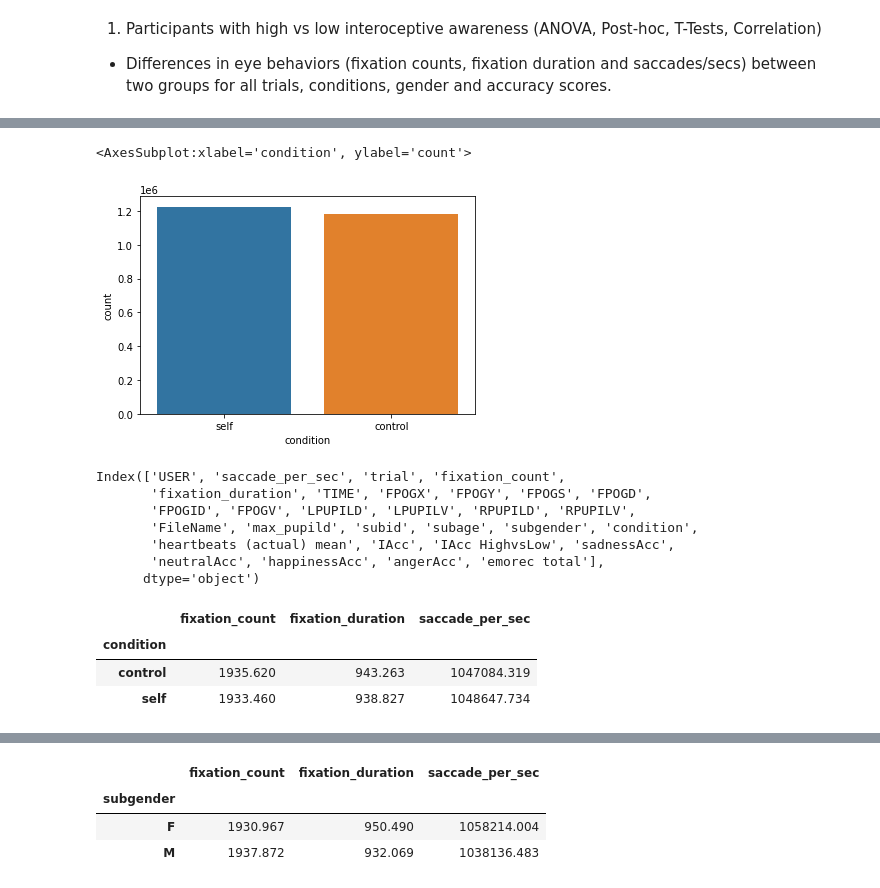
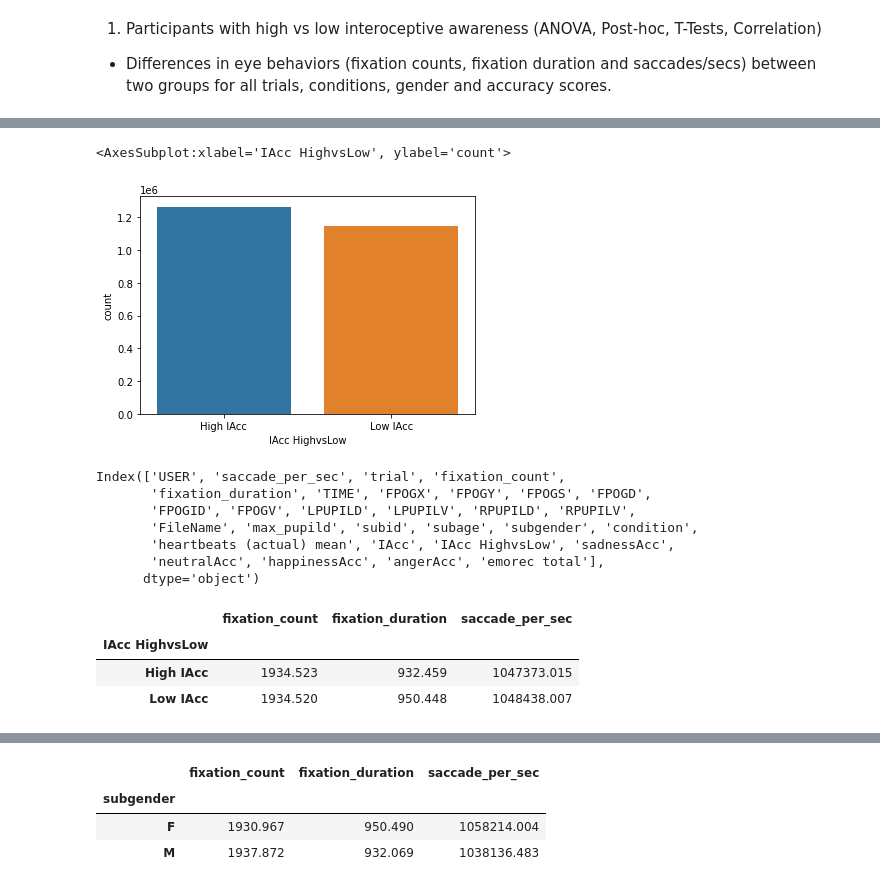
Before and after one commit to EgemenOnatAtam/eye_tracking_data_project, a Jupyter notebook: Eye Tracking Data Analysis Project.ipynb, the cells around one changed output, grey strips where cells are left out. Drawn from its saved outputs; the diff is of its cells as text; code cells hidden in the pictures.

```diff
--- a/Eye Tracking Data Analysis Project.ipynb
+++ b/Eye Tracking Data Analysis Project.ipynb
@@ -239,26 +240,29 @@ def calculate_saccade(df):
 
     # Get unique trial names
     trials = data['USER'].unique()
+    participants = data["FileName"].unique()
 
     # Loop through trials and calculate saccade
-    for trial in trials:
-        result = {}
-        trial_data = data[data['USER'] == trial]
+    for participant in participants:
+        for trial in trials:
+            result = {}
+            trial_data = data[data['USER'] == trial]
 
-        delta_t = np.array(np.diff(trial_data['TIME']), dtype=np.float64) / 1000.0
-        delta_x = np.array(np.diff(trial_data['FPOGX']), dtype=np.float64)
-        delta_y = np.array(np.diff(trial_data['FPOGY']), dtype=np.float64)
-        velocity = np.sqrt(delta_x**2 + delta_y**2) / delta_t
+            delta_t = np.array(np.diff(trial_data['TIME']), dtype=np.float64) / 1000.0
+            delta_x = np.array(np.diff(trial_data['FPOGX']), dtype=np.float64)
+            delta_y = np.array(np.diff(trial_data['FPOGY']), dtype=np.float64)
+            velocity = np.sqrt(delta_x**2 + delta_y**2) / delta_t
 
-        # Set a velocity threshold for saccade detection
-        velocity_threshold = 30.0  # degrees per second
+            # Set a velocity threshold for saccade detection
+            velocity_threshold = 30.0  # degrees per second
 
-        # Calculate saccades
-        saccade = (velocity > velocity_threshold).sum()
-        saccade_per_sec = saccade / (trial_data['TIME'].iloc[-1] - trial_data['TIME'].iloc[0]) * 1000.0
-        result["USER"] = trial
-        result["saccade_per_sec"] = saccade_per_sec
-        results.append(result)
+            # Calculate saccades
+            saccade = (velocity > velocity_threshold).sum()
+            saccade_per_sec = saccade / (trial_data['TIME'].iloc[-1] - trial_data['TIME'].iloc[0]) * 1000.0
+            result["USER"] = trial
+            result["FileName"] = FileName
+            result["saccade_per_sec"] = saccade_per_sec
+            results.append(result)
 
     return results
 # %%
@@ -314,10 +356,10 @@ df_tam.select_dtypes("object").describe()
 | top | STIMULI_ONSET16 | STIMULI_ONSET16 | 0.517 | emorec_ctrlf6721_e | M | self | High IAcc |
 | freq | 85334 | 85334 | 257.000 | 40799 | 1240940 | 1225580 | 1265115 |
 # %%
-sns.countplot(x="condition",data=df_tam)
+sns.countplot(x="IAcc HighvsLow",data=df_tam)
 # %% [output]
-<AxesSubplot:xlabel='condition', ylabel='count'>
+<AxesSubplot:xlabel='IAcc HighvsLow', ylabel='count'>
-[figure, old version]
+[figure, new version]
 # %%
 df_tam.columns
 # %% [output]
@@ -329,12 +371,12 @@ Index(['USER', 'saccade_per_sec', 'trial', 'fixation_count',
        'neutralAcc', 'happinessAcc', 'angerAcc', 'emorec total'],
       dtype='object')
 # %%
-df_tam.groupby(["condition"])["fixation_count","fixation_duration","saccade_per_sec"].mean()
+df_tam.groupby(["IAcc HighvsLow"])["fixation_count","fixation_duration","saccade_per_sec"].mean()
 # %% [output]
 |  | fixation_count | fixation_duration | saccade_per_sec |
-| condition |  |  |  |
-| control | 1935.620 | 943.263 | 1047084.319 |
-| self | 1933.460 | 938.827 | 1048647.734 |
+| IAcc HighvsLow |  |  |  |
+| High IAcc | 1934.523 | 932.459 | 1047373.015 |
+| Low IAcc | 1934.520 | 950.448 | 1048438.007 |
 # %%
 df_tam.groupby(["USER"])["fixation_count","fixation_duration","saccade_per_sec"].mean().T
 # %% [output]
```
Also changed, not shown: parts of 20 cells of this notebook.
